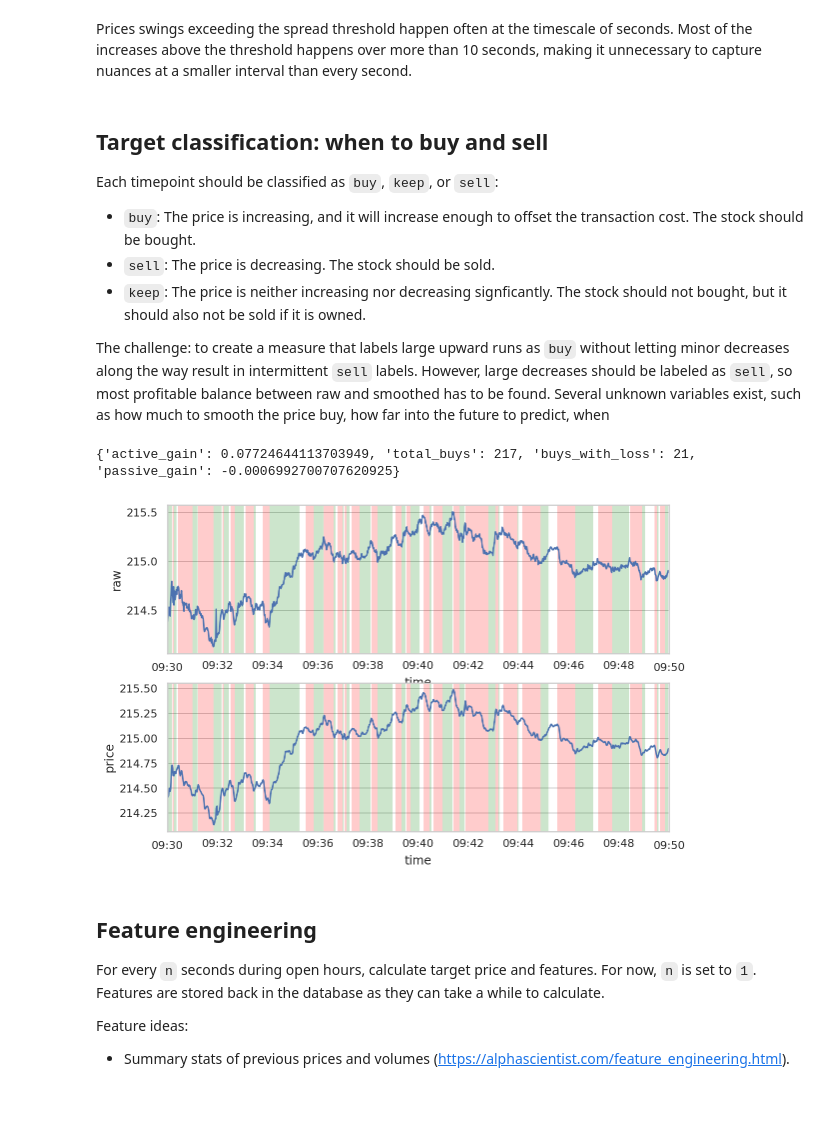
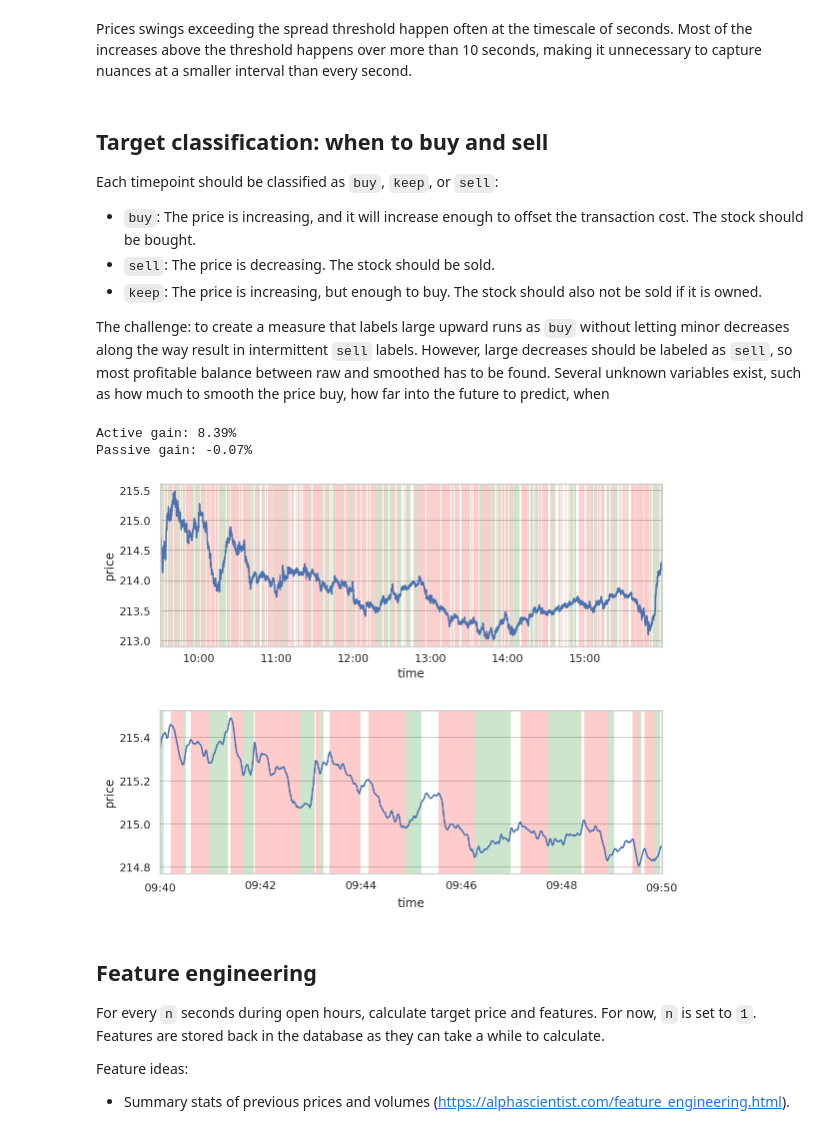
Before and after one commit to dwitvliet/project-stock-trading, a Jupyter notebook: stock_prediction.ipynb, the cells around one changed output. Cells and saved outputs as stored; diff of their text form; code cells hidden in the pictures; blank space fills up the shorter version.

```diff
--- a/stock_prediction.ipynb
+++ b/stock_prediction.ipynb
@@ -169,41 +169,47 @@ Each timepoint should be classified as `buy`, `keep`, or `sell`:
 
 - `buy`: The price is increasing, and it will increase enough to offset the transaction cost. The stock should be bought.
 - `sell`: The price is decreasing. The stock should be sold.
-- `keep`: The price is neither increasing nor decreasing signficantly. The stock should not bought, but it should also not be sold if it is owned.
+- `keep`: The price is increasing, but enough to buy. The stock should also not be sold if it is owned.
 
 The challenge: to create a measure that labels large upward runs as `buy` without letting minor decreases along the way result in intermittent `sell` labels. However, large decreases should be labeled as `sell`, so most profitable balance between raw and smoothed has to be found. Several unknown variables exist, such as how much to smooth the price buy, how far into the future to predict, when
 # %%
 periods_to_smooth_price =  3
 gain_threshold = 0.05
 
 trades = data.get_trades('MSFT', '2020-12-07')
 
 # Calculate price per second.
 price = descriptive_stats.weighted_mean(
     trades, 'price', weights='volume', groupby=pd.Grouper(key='time', freq='1S')
 ) \
     .fillna(method='ffill') \
     .to_frame()
 
 # Smooth price to reduce noise.
 price['raw'] = price['price']
 price['price'] = price['price'].rolling(periods_to_smooth_price).mean()
 price = price.between_time('9:30', '16:00', include_end=False)
 
 # Label long ups as buy, and long downs as sell.
 price['prediction'] = buy_or_sell.label_timeseries(
     price['price'], gain_threshold
 )
 
 # Check hypothetic gains.
-print(buy_or_sell.profits(price, buy_cost=gain_threshold))
+profits = buy_or_sell.profits(
+    price['price'], price['prediction'], buy_cost=gain_threshold
+)
+print(f'Active gain: {profits["active_gain"]*100:.2f}%')
+print(f'Passive gain: {profits["passive_gain"]*100:.2f}%')
 
 # Plot result.
-price = price.between_time('9:30', '9:50')
-buy_or_sell.plot_timeseries(price, ['raw' , 'price'])
+buy_or_sell.plot_timeseries(price, 'price')
+buy_or_sell.plot_timeseries(price.between_time('9:40', '9:50'), 'price')
 # %% [output]
-{'active_gain': 0.07724644113703949, 'total_buys': 217, 'buys_with_loss': 21, 'passive_gain': -0.0006992700707620925}
+Active gain: 8.39%
+Passive gain: -0.07%
-[figure, old version]
+[figure, new version]
+[figure, added]
 # %% [markdown]
 ## Feature engineering
 
```
Also changed, not shown: 1 other file.
